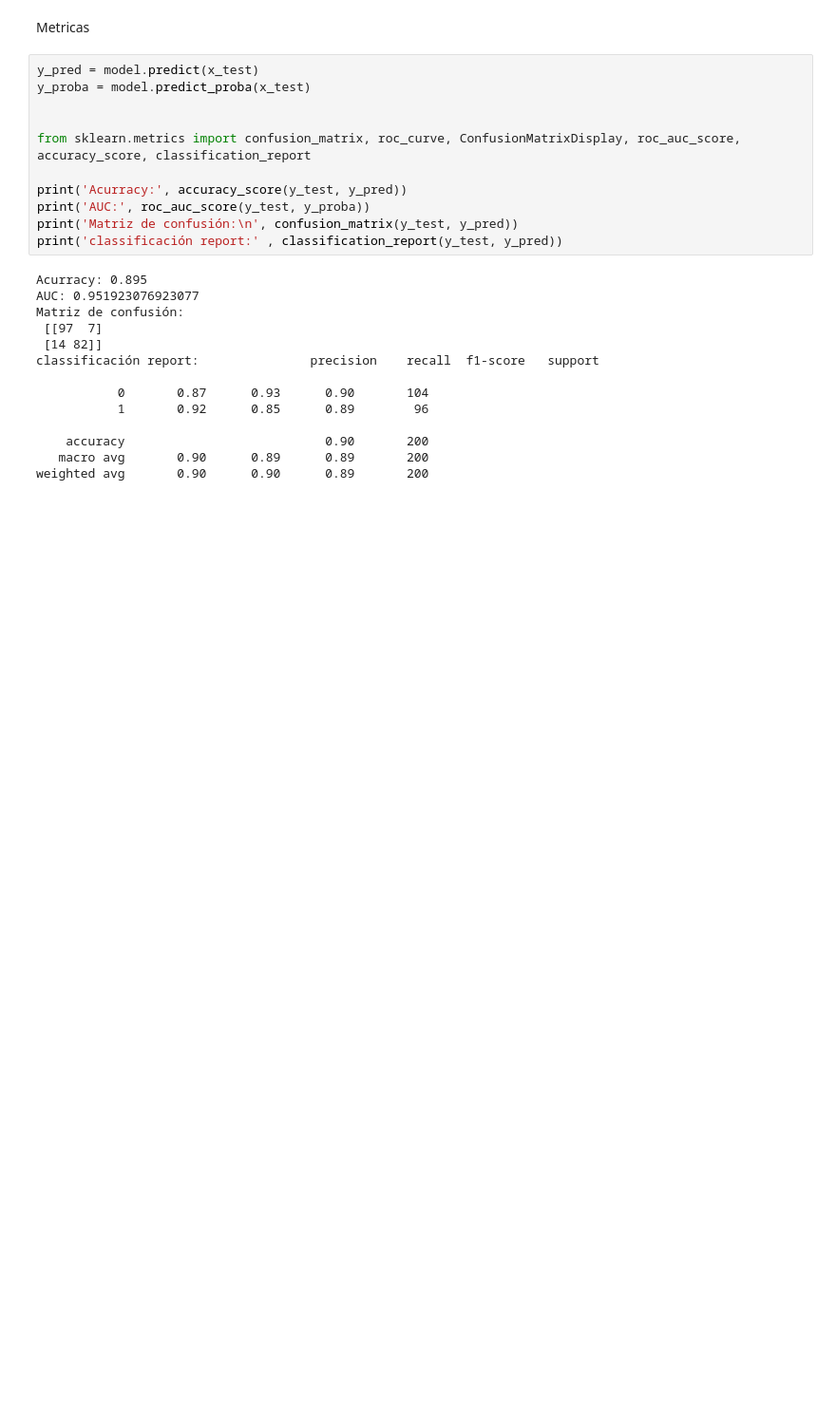
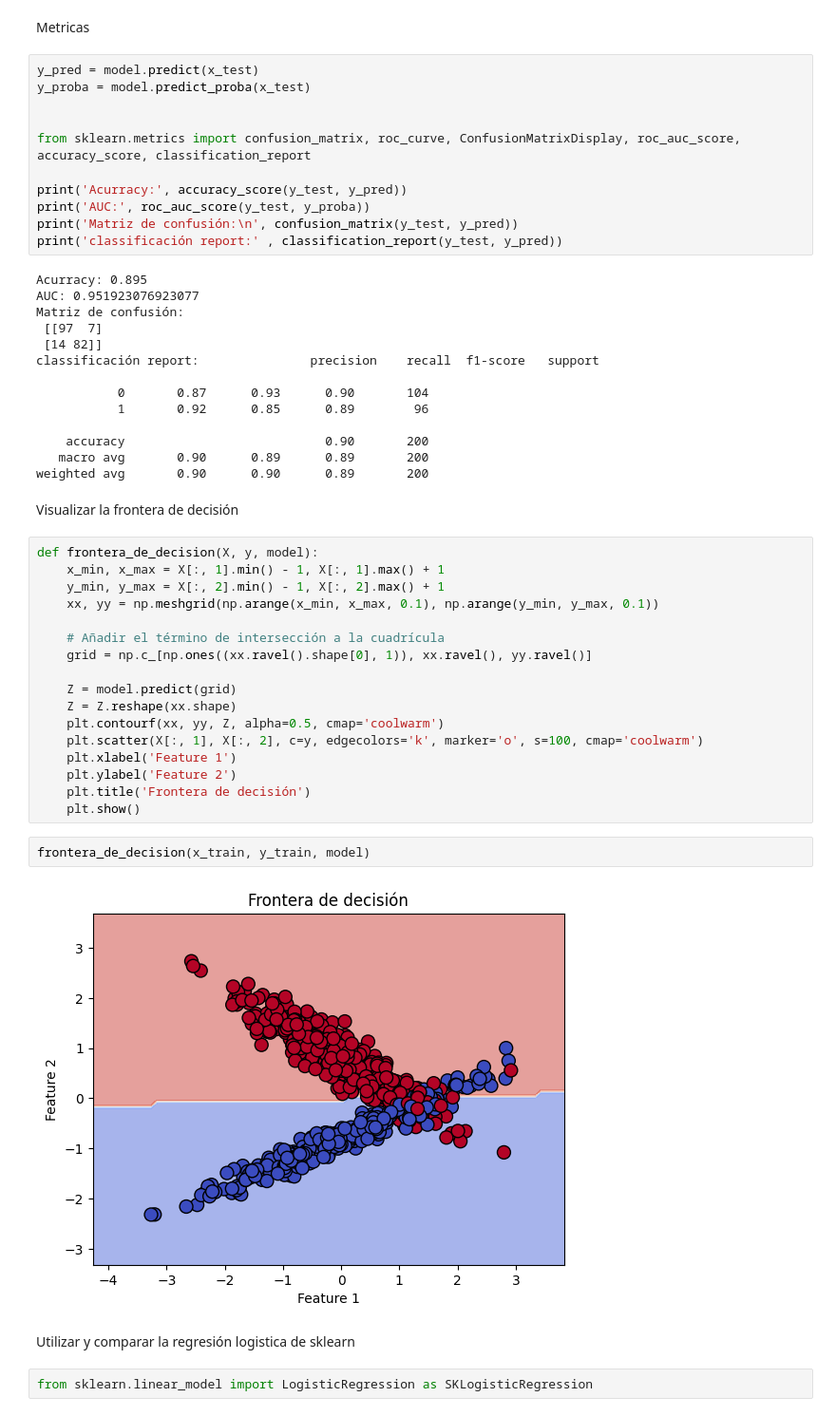
Before and after one commit to AlexDeimon/Diplomado-IA, a Jupyter notebook: Clase6.ipynb, the cells around one changed output. Shown at 95% size. Cells and saved outputs as stored; diff of their text form; blank space fills up the shorter version.

```diff
--- a/Clase6.ipynb
+++ b/Clase6.ipynb
@@ -275,3 +275,30 @@ classificación report:               precision    recall  f1-score   support
     accuracy                           0.90       200
    macro avg       0.90      0.89      0.89       200
 weighted avg       0.90      0.90      0.89       200
+# %% [markdown]
+Visualizar la frontera de decisión
+# %%
+def frontera_de_decision(X, y, model):
+    x_min, x_max = X[:, 1].min() - 1, X[:, 1].max() + 1
+    y_min, y_max = X[:, 2].min() - 1, X[:, 2].max() + 1
+    xx, yy = np.meshgrid(np.arange(x_min, x_max, 0.1), np.arange(y_min, y_max, 0.1))
+
+    # Añadir el término de intersección a la cuadrícula
+    grid = np.c_[np.ones((xx.ravel().shape[0], 1)), xx.ravel(), yy.ravel()]
+
+    Z = model.predict(grid)
+    Z = Z.reshape(xx.shape)
+    plt.contourf(xx, yy, Z, alpha=0.5, cmap='coolwarm')
+    plt.scatter(X[:, 1], X[:, 2], c=y, edgecolors='k', marker='o', s=100, cmap='coolwarm')
+    plt.xlabel('Feature 1')
+    plt.ylabel('Feature 2')
+    plt.title('Frontera de decisión')
+    plt.show()
+# %%
+frontera_de_decision(x_train, y_train, model)
+# %% [output]
+[figure, added]
+# %% [markdown]
+Utilizar y comparar la regresión logistica de sklearn
+# %%
+from sklearn.linear_model import LogisticRegression as SKLogisticRegression
```
Also changed, not shown: parts of 2 cells of this notebook, 9 other files.
